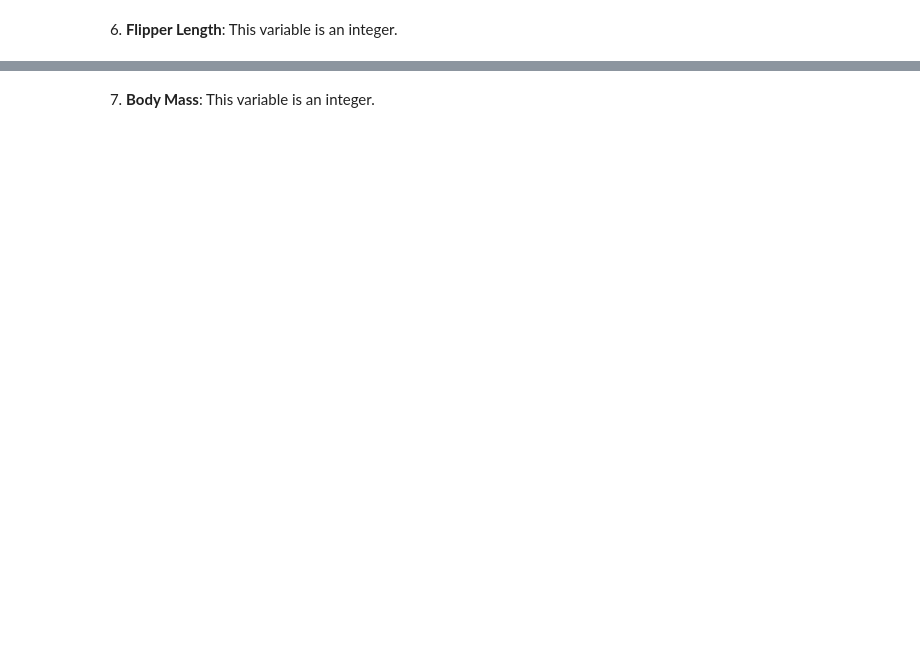
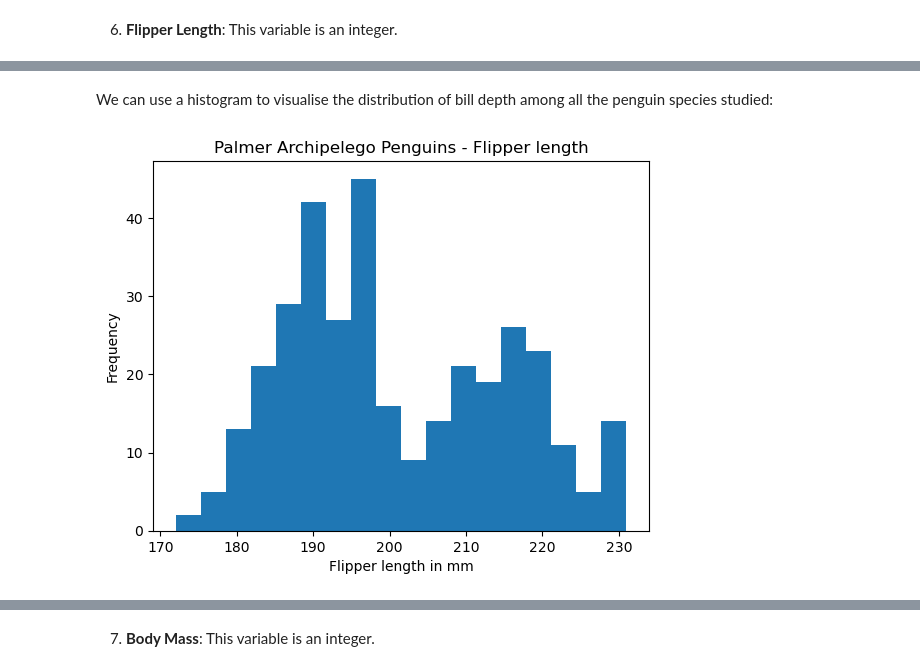
Before and after one commit to jmce22/fund_data, a Jupyter notebook: tasks.ipynb, the cells around one changed output, grey strips where cells are left out. Saved outputs shown, nothing was run; the diff lists cells and outputs as text; code cells hidden in the pictures; blank space fills up the shorter version.

Commit message:
added remaining histograms to task 3, plus figures for skewness

```diff
--- a/tasks.ipynb
+++ b/tasks.ipynb
@@ -85,7 +85,7 @@ import pandas as pd
 df = pd.read_csv('C:\\Users\\James\\pands\\fund_data\\fund_data\\penguins.csv')
 
 # renaming four of the columns so they are easier to type in my code later on
-df.rename(columns={'bill_length_mm': 'bill_length', 'bill_depth_mm': 'bill_depth', 'flipper_length_mm': 'flipper length', 'body_mass_g': 'body mass'}, inplace=True)
+df.rename(columns={'bill_length_mm': 'bill_length', 'bill_depth_mm': 'bill_depth', 'flipper_length_mm': 'flipper_length', 'body_mass_g': 'body_mass'}, inplace=True)
 
 print(df)
 # %% [output]
@@ -525,0 +542,10 @@ print(kurtosis_bd_chinstrap)
+# %% [markdown]
+We can use a histogram to visualise the distribution of bill depth among all the penguin species studied:
+# %%
+plt.hist(x = df['flipper_length'], bins = 18)
+plt.xlabel('Flipper length in mm')
+plt.ylabel('Frequency')
+plt.title('Palmer Archipelego Penguins - Flipper length')
+plt.show()
+# %% [output]
+[figure, added]
```
Also changed, not shown: parts of 28 cells of this notebook.
